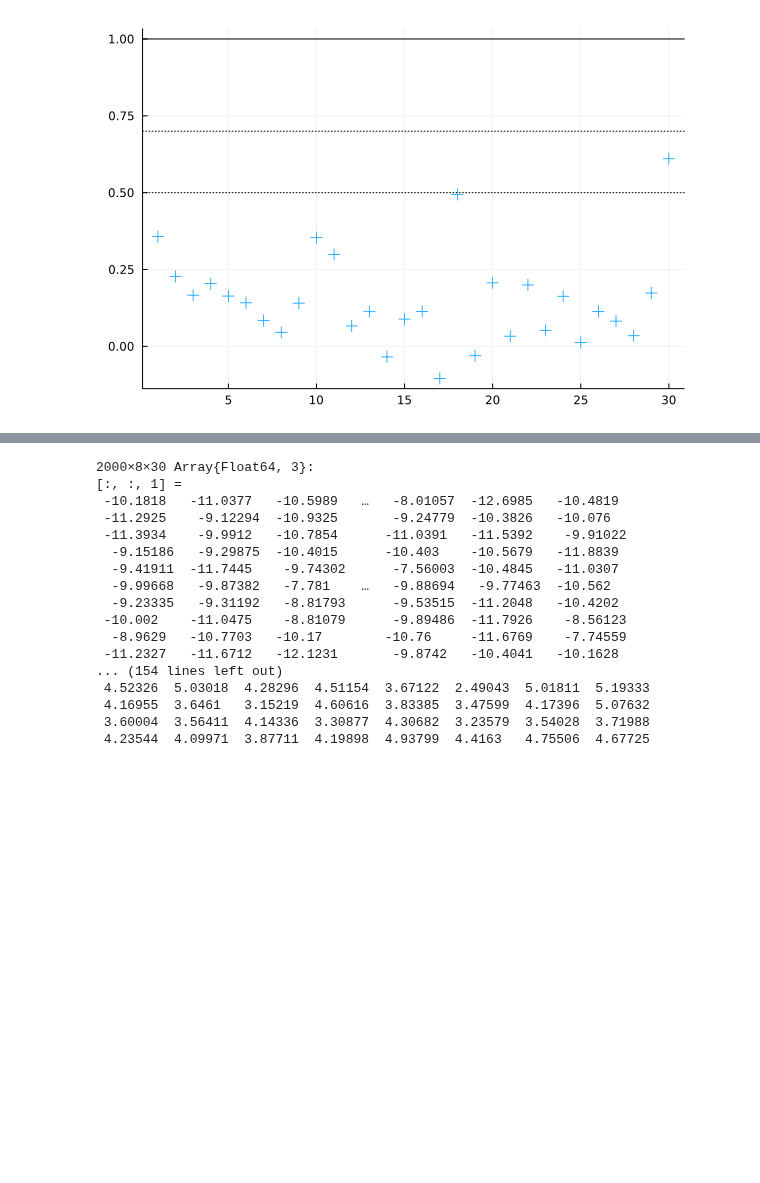
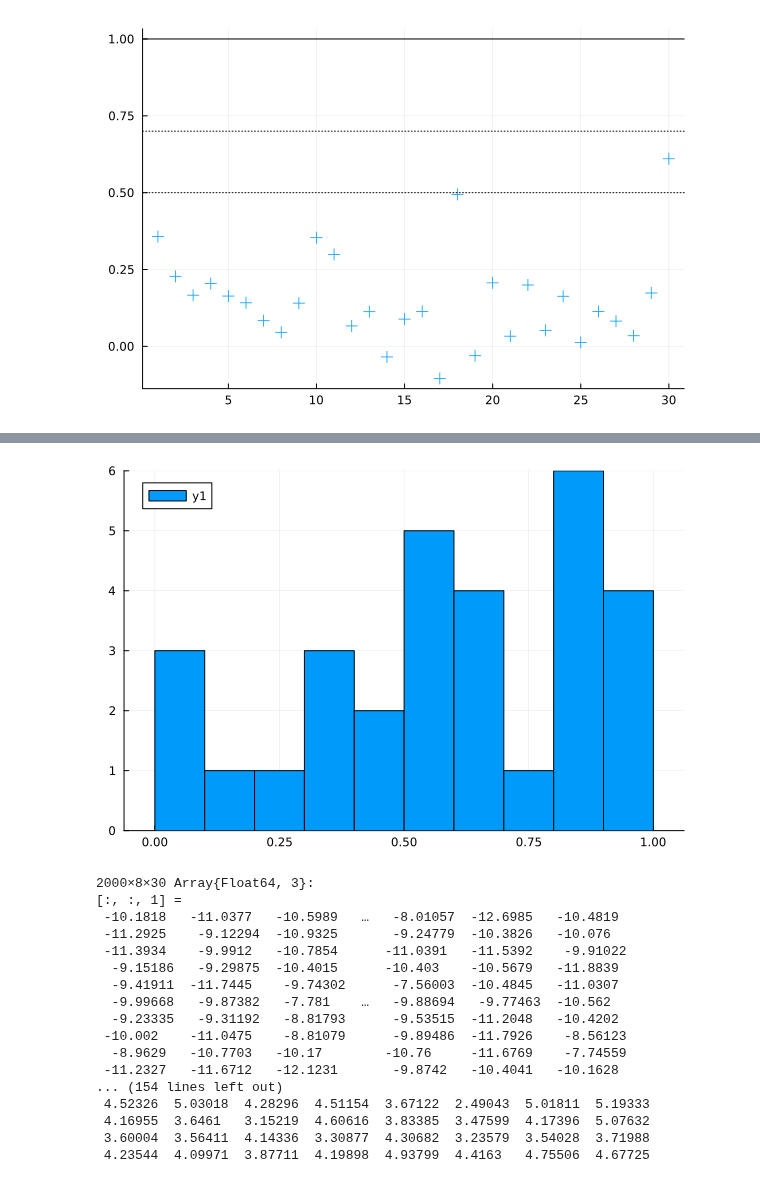
Before and after one commit to e34smith/LOO_PIT_Manual, a Jupyter notebook: Capse_Planck/EthanVsMarcoManualLOOPIT.ipynb, the cells around one changed output, grey strips where cells are left out. Saved outputs shown, nothing was run; the diff lists cells and outputs as text; code cells hidden in the pictures; blank space fills up the shorter version.

```diff
--- a/Capse_Planck/EthanVsMarcoManualLOOPIT.ipynb
+++ b/Capse_Planck/EthanVsMarcoManualLOOPIT.ipynb
@@ -198,3 +202,7 @@ end
+# %%
+histogram(pitvals_manual, bins=10)
+# %% [output]
+[figure, added]
 # %%
 y_pred_array
 # %% [output]
```
Also changed, not shown: parts of 7 cells of this notebook.
